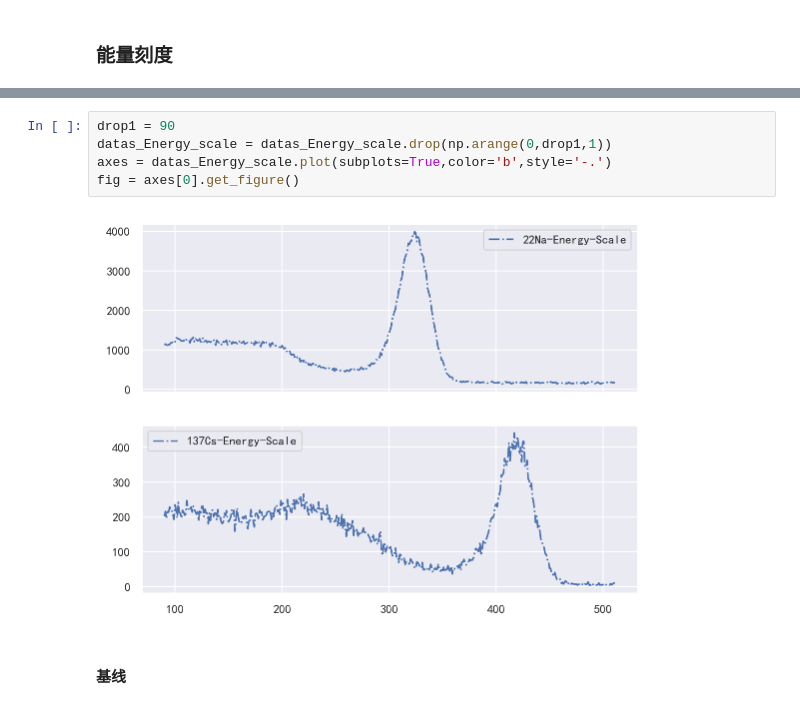
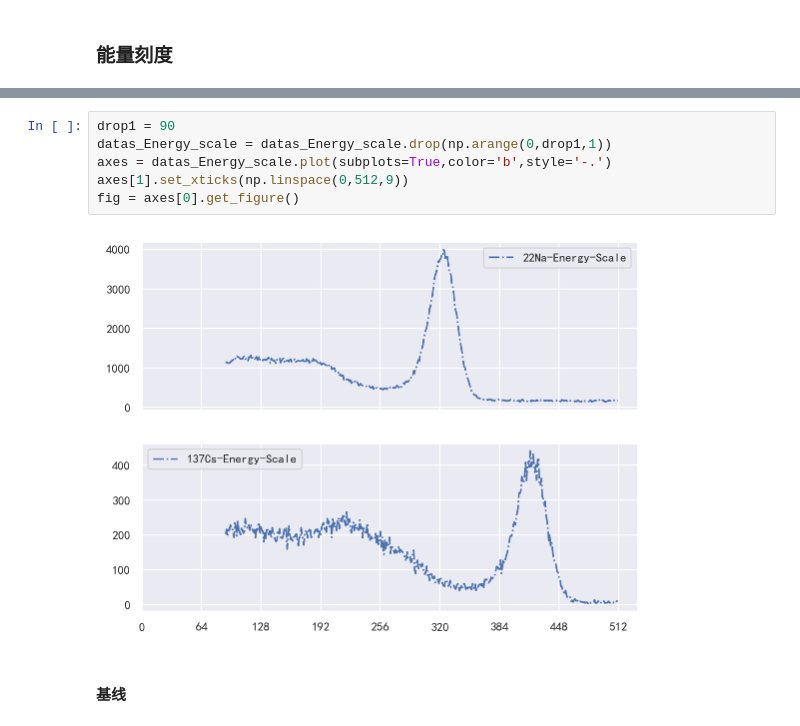
Before and after one commit to Xuanyiyiren/Fundamental-Laboratory-Experiment-in-Nuclear-Electronics-II, a Jupyter notebook: Experiment-3/data_ana.ipynb, the cells around one changed output, grey strips where cells are left out. Cells and saved outputs as stored; diff of their text form.

```diff
--- a/Experiment-3/data_ana.ipynb
+++ b/Experiment-3/data_ana.ipynb
@@ -115,10 +128,11 @@ array([<Axes: >, <Axes: >], dtype=object)
 # %%
 drop1 = 90
 datas_Energy_scale = datas_Energy_scale.drop(np.arange(0,drop1,1))
 axes = datas_Energy_scale.plot(subplots=True,color='b',style='-.')
+axes[1].set_xticks(np.linspace(0,512,9))
 fig = axes[0].get_figure()
 # %% [output]
-[figure, old version]
+[figure, new version]
 # %% [markdown]
 #### 基线
 # %%
```
Also changed, not shown: parts of 27 cells of this notebook, 11 other files.
